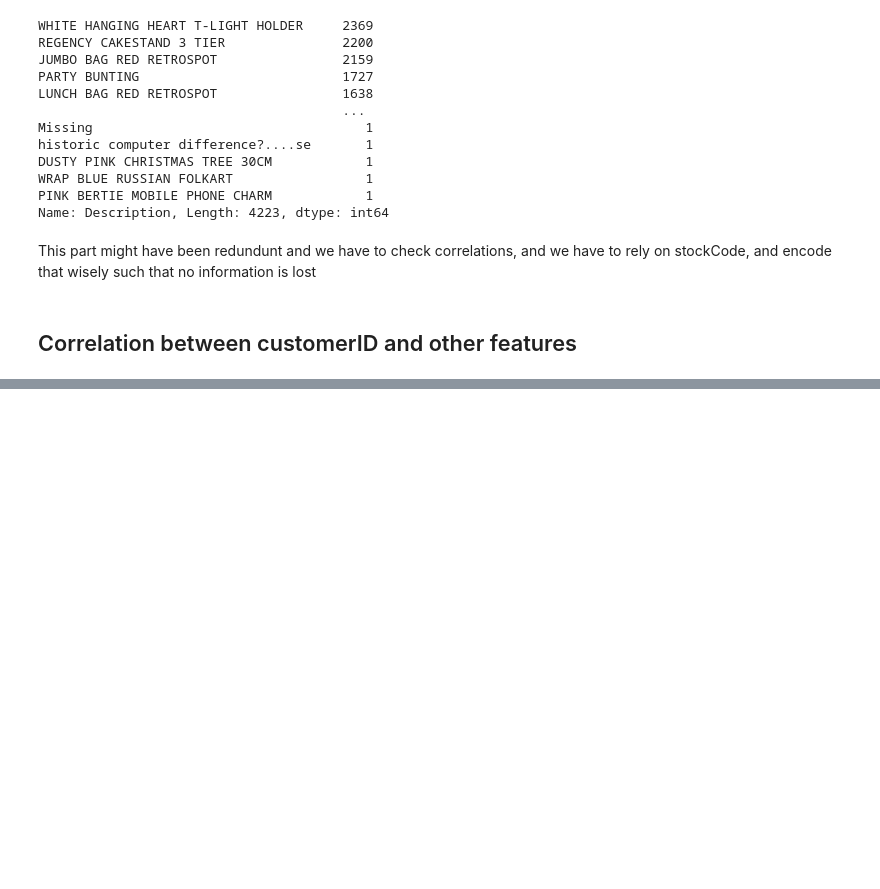
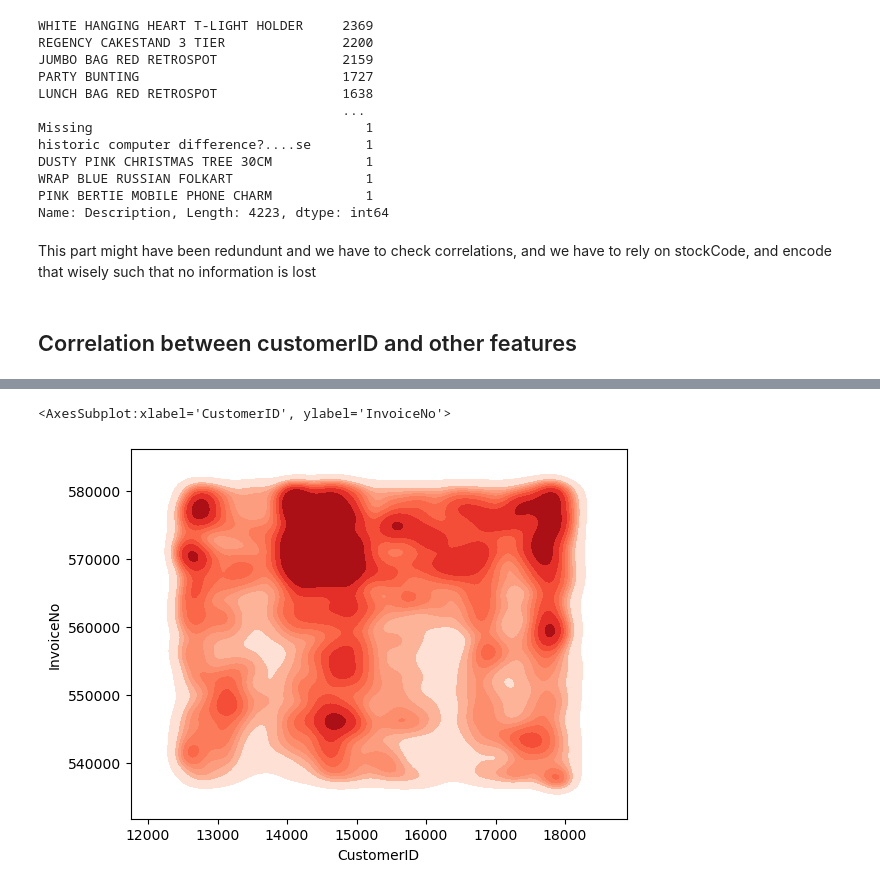
Before and after one commit to soumenhalder/ML, a Jupyter notebook: clustering/retail.ipynb, the cells around one changed output, grey strips where cells are left out. Cells and saved outputs as stored; diff of their text form; code cells hidden in the pictures; blank space fills up the shorter version.

```diff
--- a/clustering/retail.ipynb
+++ b/clustering/retail.ipynb
@@ -191,0 +210,8 @@ This part might have been redundunt and we have to check correlations, and we ha
+# %%
+sns.kdeplot(df['CustomerID'],
+            df['InvoiceNo'],
+            color='r', shade=True,
+            cmap="Reds", shade_lowest=False)
+# %% [output]
+<AxesSubplot:xlabel='CustomerID', ylabel='InvoiceNo'>
+[figure, added]
```
Also changed, not shown: parts of 20 cells of this notebook.
